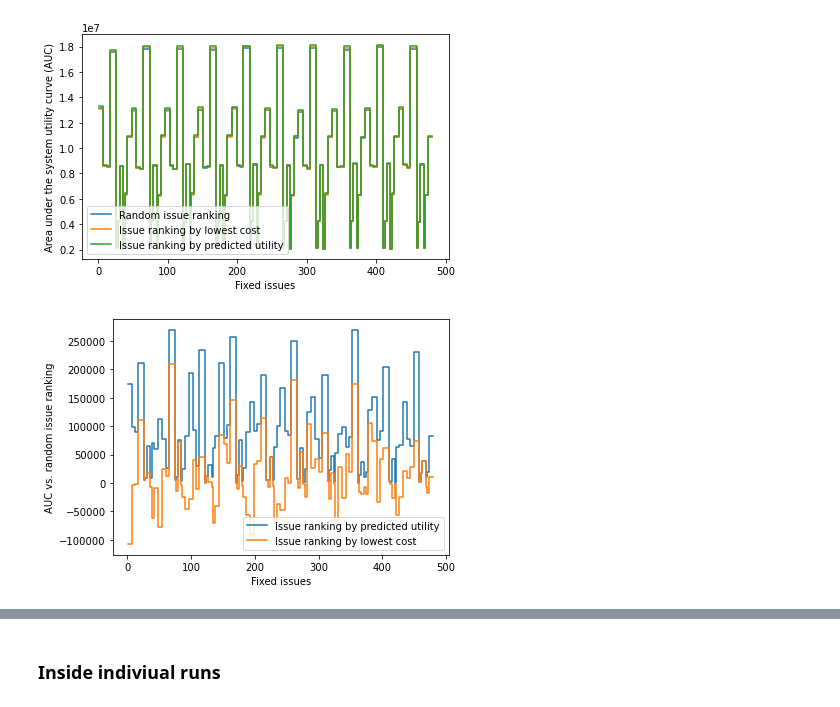
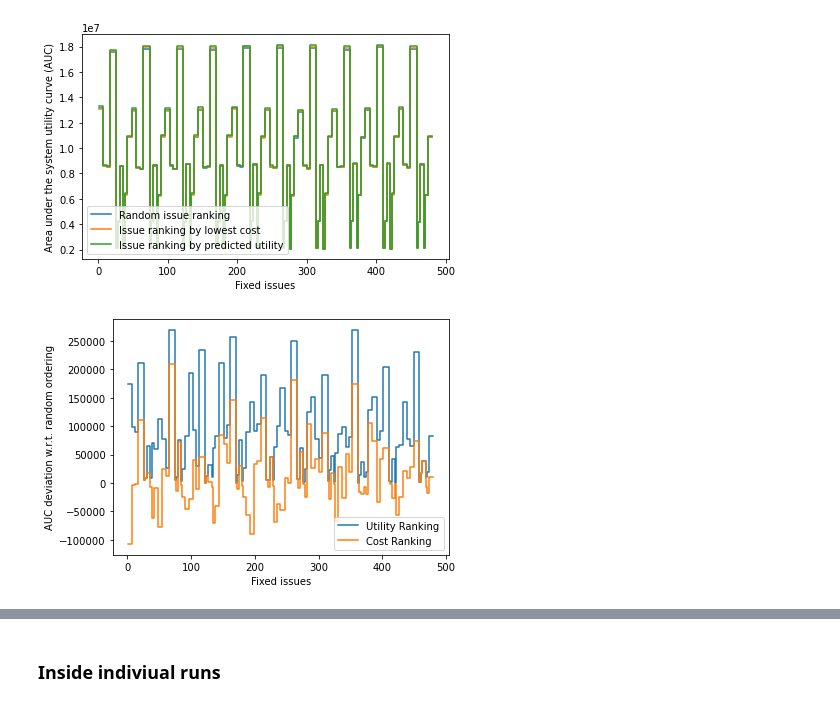
Before and after one commit to Phimanu/MachineLearningControl, a Jupyter notebook: mrubis_controller/performance_plots.ipynb, the cells around one changed output, grey strips where cells are left out. Cells and saved outputs as stored; diff of their text form; code cells hidden in the pictures.

```diff
--- a/mrubis_controller/performance_plots.ipynb
+++ b/mrubis_controller/performance_plots.ipynb
@@ -97,10 +97,10 @@ fig.savefig(controller_output / 'auc_over_runs.png', dpi=300)
 [figure]
 # %%
 fig, ax = plt.subplots()#figsize=(10,5))
-sns.lineplot(x='fixed_issues', y='auc_vs_random', data=low_u_estimates_df, ax=ax, ci=None, label='Issue ranking by predicted utility', drawstyle='steps')
-sns.lineplot(x='fixed_issues', y='auc_vs_random', data=low_c_estimates_df, ax=ax, ci=None, label='Issue ranking by lowest cost', drawstyle='steps')
-ax.set(xlabel='Fixed issues', ylabel='AUC vs. random issue ranking');
+sns.lineplot(x='fixed_issues', y='auc_vs_random', data=low_u_estimates_df, ax=ax, ci=None, label='Utility Ranking', drawstyle='steps')
+sns.lineplot(x='fixed_issues', y='auc_vs_random', data=low_c_estimates_df, ax=ax, ci=None, label='Cost Ranking', drawstyle='steps')
+ax.set(xlabel='Fixed issues', ylabel='AUC deviation w.r.t. random ordering');
 fig.tight_layout()
 fig.savefig(controller_output / 'auc_comp_over_runs.png', dpi=300)
 # %% [output]
-[figure, old version]
+[figure, new version]
```
Also changed, not shown: parts of 18 cells of this notebook.
